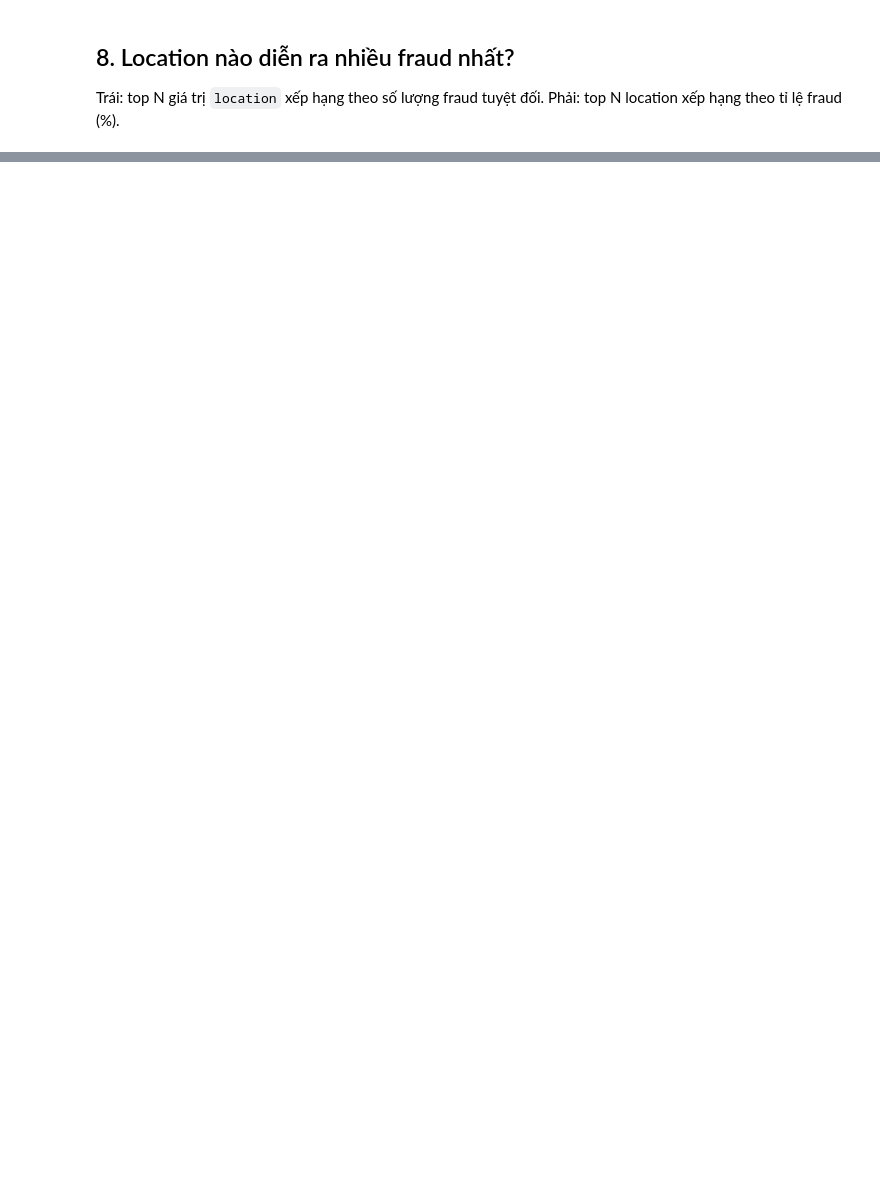
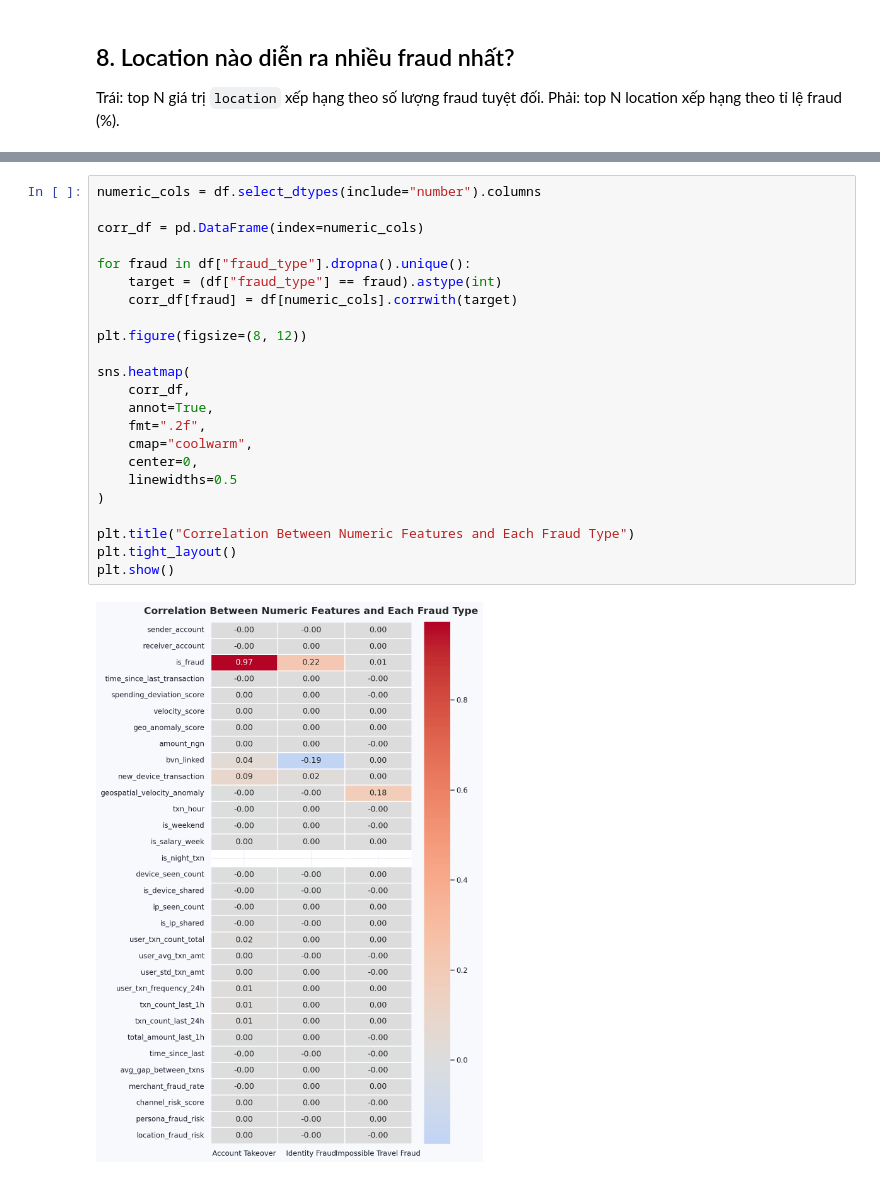
Before and after one commit to luunguyentankhai/Financial-Transactions-Fraud-Detection, a Jupyter notebook: eda/charts_vi.ipynb, the cells around one changed output, grey strips where cells are left out. Cells and saved outputs as stored; diff of their text form; blank space fills up the shorter version.

```diff
--- a/eda/charts_vi.ipynb
+++ b/eda/charts_vi.ipynb
@@ -409,0 +648,25 @@ print(loc_fraud_rate.sort_values(ascending=False).round(3).to_string())
+# %%
+numeric_cols = df.select_dtypes(include="number").columns
+
+corr_df = pd.DataFrame(index=numeric_cols)
+
+for fraud in df["fraud_type"].dropna().unique():
+    target = (df["fraud_type"] == fraud).astype(int)
+    corr_df[fraud] = df[numeric_cols].corrwith(target)
+
+plt.figure(figsize=(8, 12))
+
+sns.heatmap(
+    corr_df,
+    annot=True,
+    fmt=".2f",
+    cmap="coolwarm",
+    center=0,
+    linewidths=0.5
+)
+
+plt.title("Correlation Between Numeric Features and Each Fraud Type")
+plt.tight_layout()
+plt.show()
+# %% [output]
+[figure, added]
```
Also changed, not shown: parts of 19 cells of this notebook.
